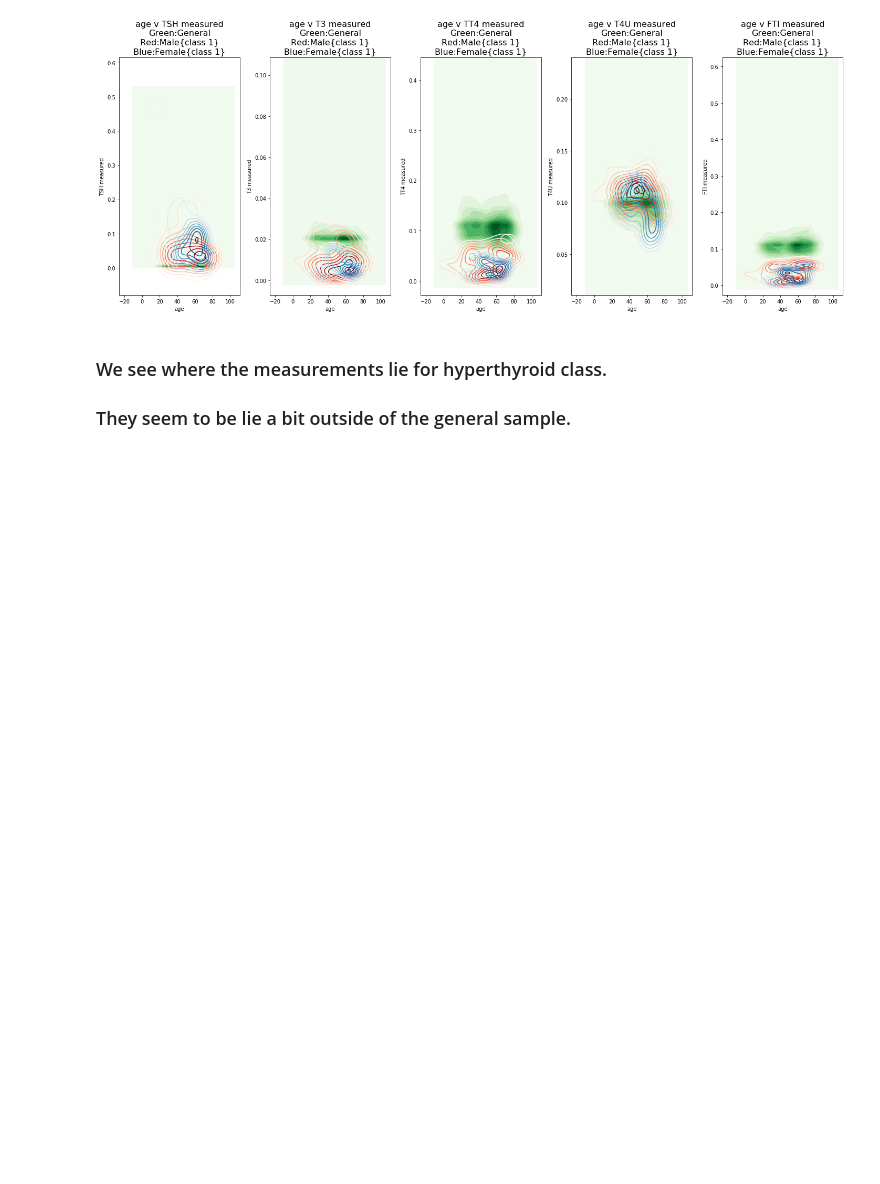
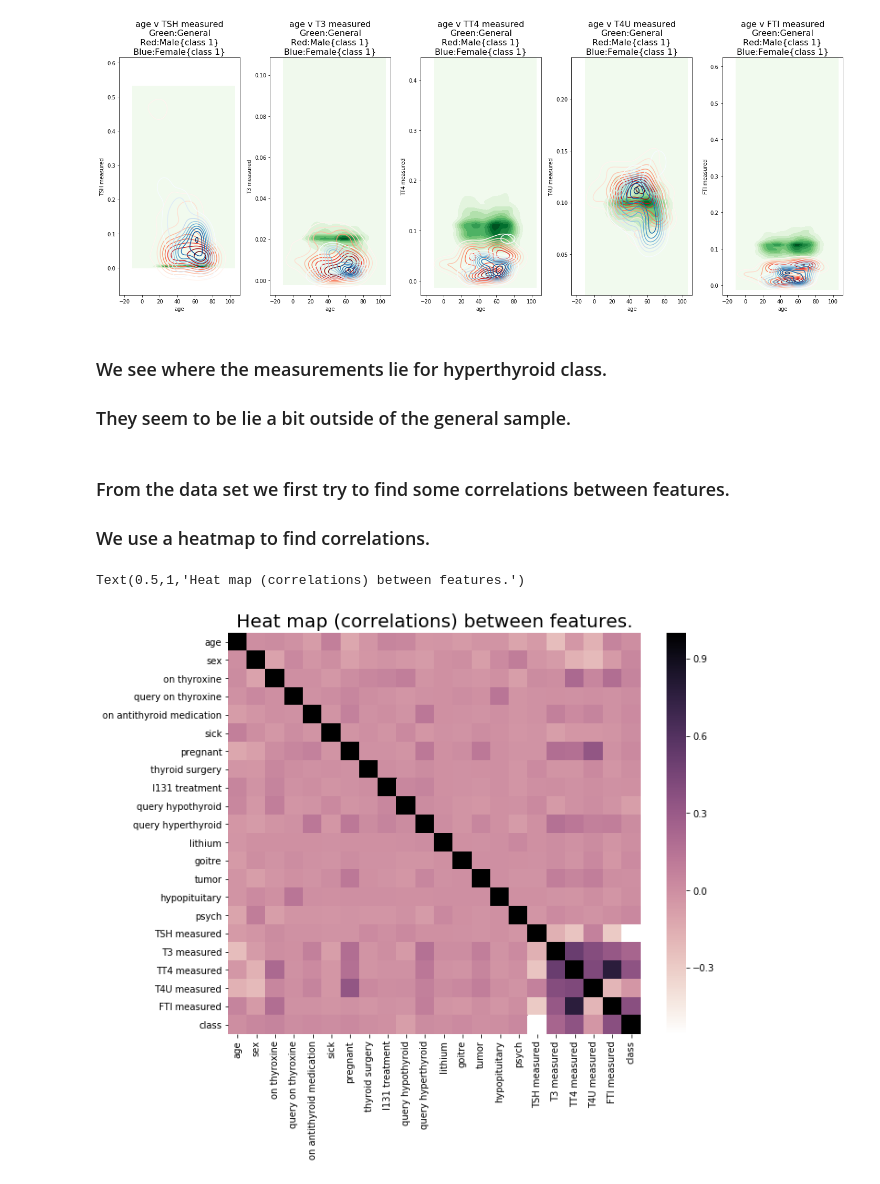
Before and after one commit to rahul7a/thyroid-classification, a Jupyter notebook: StoryTelling/Story_telling_ANN.ipynb, the cells around one changed output. Cells and saved outputs as stored; diff of their text form; code cells hidden in the pictures; blank space fills up the shorter version.

Commit message:
Added changes to story telling, data exploration.

```diff
--- a/StoryTelling/Story_telling_ANN.ipynb
+++ b/StoryTelling/Story_telling_ANN.ipynb
@@ -204,3 +204,15 @@ plt.tight_layout()
 # %% [markdown]
 ### We see where the measurements lie for hyperthyroid class.
 ### They seem to be lie a bit outside of the general sample.
+# %% [markdown]
+### From the data set we first try to find some correlations between features.
+### We use a heatmap to find correlations.
+# %%
+f, ax = plt.subplots(figsize=(10,8))
+corr = train_df.corr()
+#cmap = sns.cubehelix_palette(as_cmap=True, dark=1, light=0, reverse=False)
+sns.heatmap(corr,cmap=cmap)
+ax.set_title('Heat map (correlations) between features.', fontsize=20)
+# %% [output]
+Text(0.5,1,'Heat map (correlations) between features.')
+[figure, added]
```
Also changed, not shown: parts of 10 cells of this notebook.
